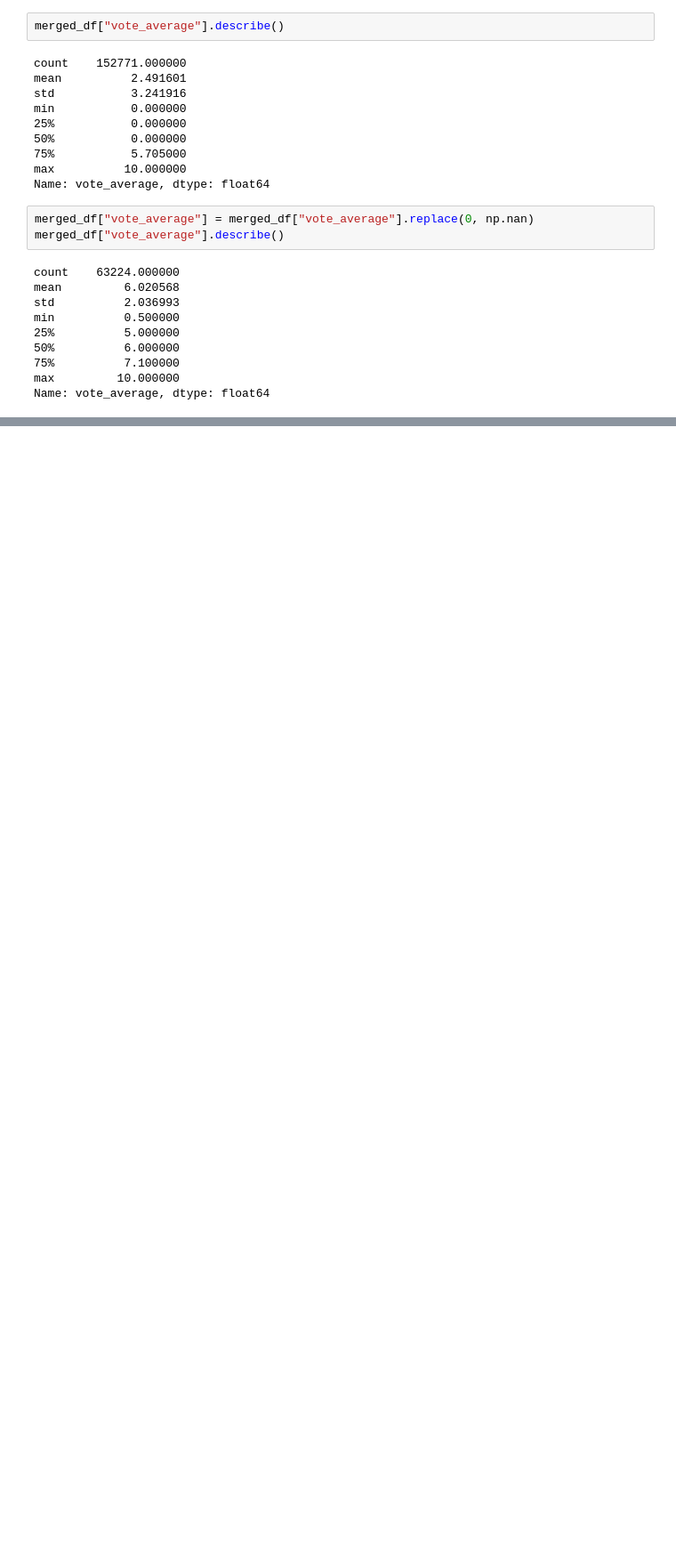
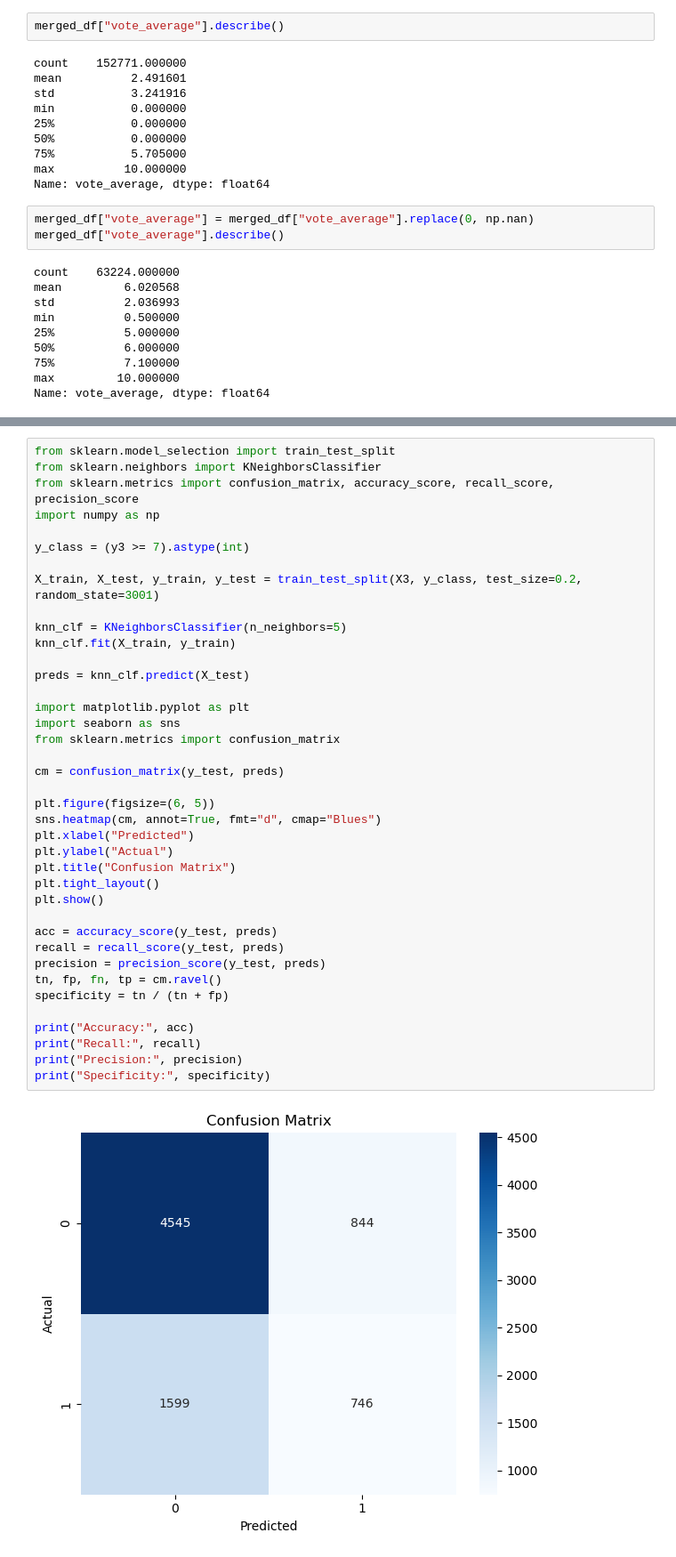
Before and after one commit to nharris-uva/ds6021-final-project, a Jupyter notebook: EDA & Modeling.ipynb, the cells around one changed output, grey strips where cells are left out. Shown at 89% size. Cells and saved outputs as stored; diff of their text form; blank space fills up the shorter version.

```diff
--- a/EDA & Modeling.ipynb
+++ b/EDA & Modeling.ipynb
@@ -222,0 +633,41 @@ Name: vote_average, dtype: float64
+# %%
+from sklearn.model_selection import train_test_split
+from sklearn.neighbors import KNeighborsClassifier
+from sklearn.metrics import confusion_matrix, accuracy_score, recall_score, precision_score
+import numpy as np
+
+y_class = (y3 >= 7).astype(int)
+
+X_train, X_test, y_train, y_test = train_test_split(X3, y_class, test_size=0.2, random_state=3001)
+
+knn_clf = KNeighborsClassifier(n_neighbors=5)
+knn_clf.fit(X_train, y_train)
+
+preds = knn_clf.predict(X_test)
+
+import matplotlib.pyplot as plt
+import seaborn as sns
+from sklearn.metrics import confusion_matrix
+
+cm = confusion_matrix(y_test, preds)
+
+plt.figure(figsize=(6, 5))
+sns.heatmap(cm, annot=True, fmt="d", cmap="Blues")
+plt.xlabel("Predicted")
+plt.ylabel("Actual")
+plt.title("Confusion Matrix")
+plt.tight_layout()
+plt.show()
+
+acc = accuracy_score(y_test, preds)
+recall = recall_score(y_test, preds)
+precision = precision_score(y_test, preds)
+tn, fp, fn, tp = cm.ravel()
+specificity = tn / (tn + fp)
+
+print("Accuracy:", acc)
+print("Recall:", recall)
+print("Precision:", precision)
+print("Specificity:", specificity)
+# %% [output]
+[figure, added]
```
Also changed, not shown: parts of 44 cells of this notebook.
